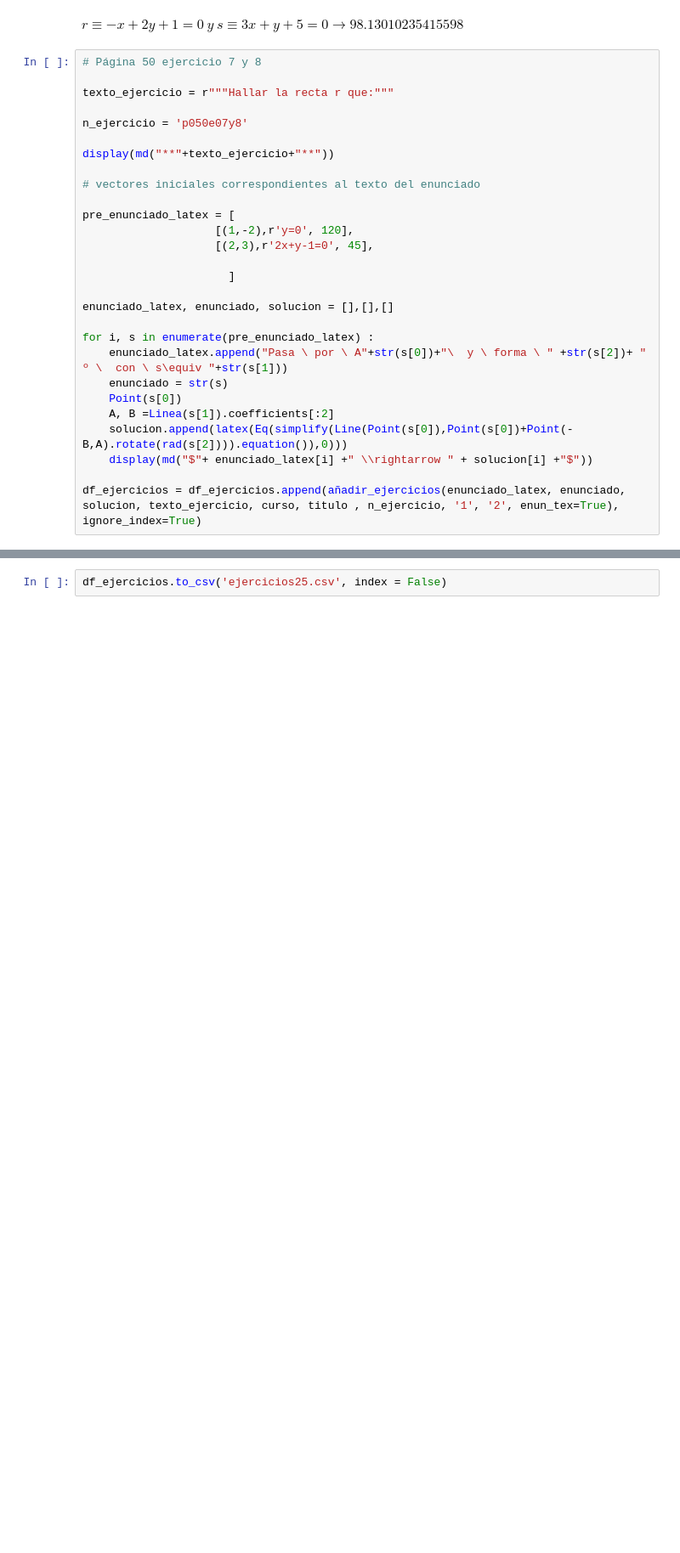
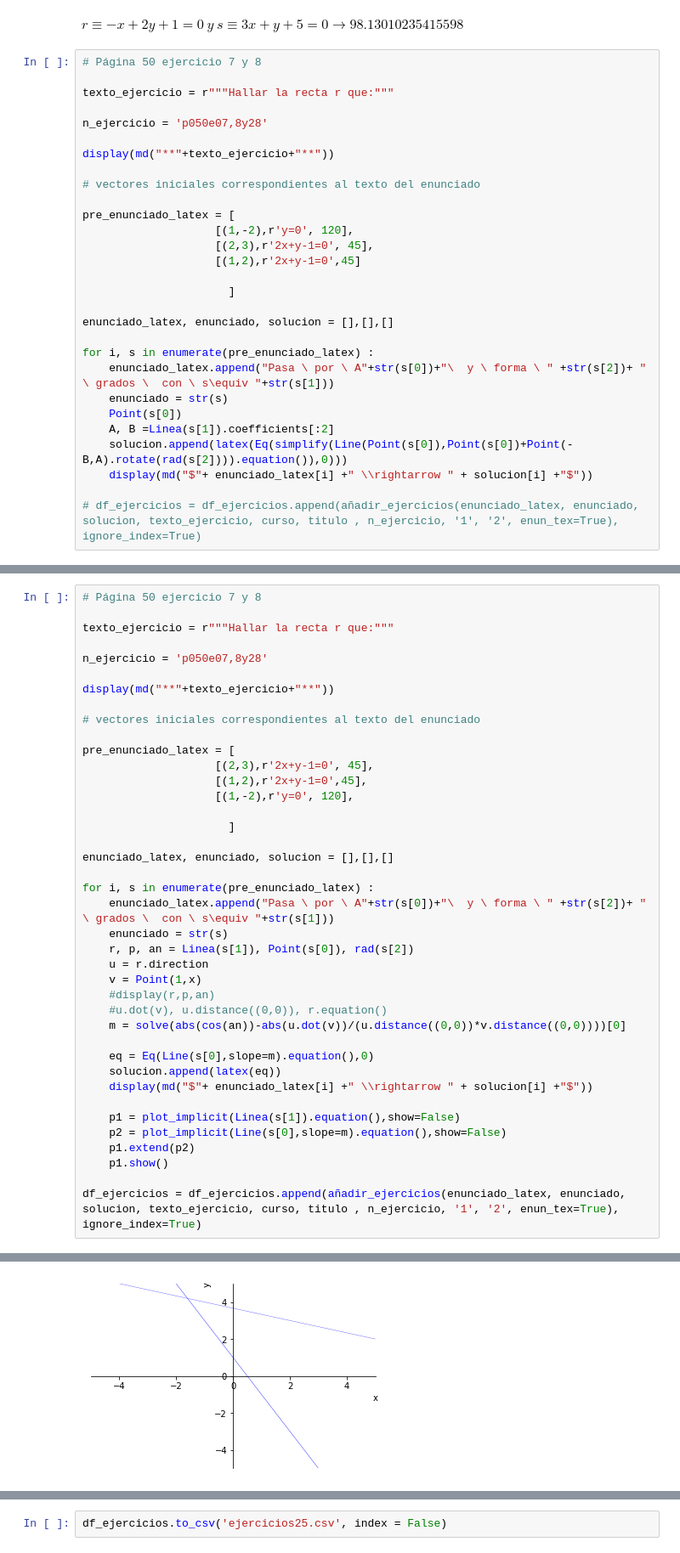
Before and after one commit to crdguez/mat1bac_cit, a Jupyter notebook: notebooks/25 Geometria Plana.ipynb, the cells around one changed output, grey strips where cells are left out. Shown at 85% size. Cells and saved outputs as stored; diff of their text form; blank space fills up the shorter version.

```diff
--- a/notebooks/25 Geometria Plana.ipynb
+++ b/notebooks/25 Geometria Plana.ipynb
@@ -228,7 +222,7 @@ $r\equiv-x+2y+1=0\  y \ s\equiv3x+y+5=0 \rightarrow 98.13010235415598$
 
 texto_ejercicio = r"""Hallar la recta r que:"""
 
-n_ejercicio = 'p050e07y8'
+n_ejercicio = 'p050e07,8y28'
 
 display(md("**"+texto_ejercicio+"**"))
 
@@ -237,19 +231,20 @@ display(md("**"+texto_ejercicio+"**"))
 pre_enunciado_latex = [
                     [(1,-2),r'y=0', 120],
                     [(2,3),r'2x+y-1=0', 45],
+                    [(1,2),r'2x+y-1=0',45]
 
                       ]
 
 enunciado_latex, enunciado, solucion = [],[],[]
 
 for i, s in enumerate(pre_enunciado_latex) :
-    enunciado_latex.append("Pasa \ por \ A"+str(s[0])+"\  y \ forma \ " +str(s[2])+ " º \  con \ s\equiv "+str(s[1]))
+    enunciado_latex.append("Pasa \ por \ A"+str(s[0])+"\  y \ forma \ " +str(s[2])+ " \ grados \  con \ s\equiv "+str(s[1]))
     enunciado = str(s)
     Point(s[0])
     A, B =Linea(s[1]).coefficients[:2]
     solucion.append(latex(Eq(simplify(Line(Point(s[0]),Point(s[0])+Point(-B,A).rotate(rad(s[2]))).equation()),0)))
     display(md("$"+ enunciado_latex[i] +" \\rightarrow " + solucion[i] +"$"))
 
-df_ejercicios = df_ejercicios.append(añadir_ejercicios(enunciado_latex, enunciado, solucion, texto_ejercicio, curso, titulo , n_ejercicio, '1', '2', enun_tex=True), ignore_index=True)
+# df_ejercicios = df_ejercicios.append(añadir_ejercicios(enunciado_latex, enunciado, solucion, texto_ejercicio, curso, titulo , n_ejercicio, '1', '2', enun_tex=True), ignore_index=True)
 # %% [output]
 **Hallar la recta r que:**
@@ -261,0 +254,41 @@ Linea(r'3x+2y+8=0')
+# %%
+# Página 50 ejercicio 7 y 8
+
+texto_ejercicio = r"""Hallar la recta r que:"""
+
+n_ejercicio = 'p050e07,8y28'
+
+display(md("**"+texto_ejercicio+"**"))
+
+# vectores iniciales correspondientes al texto del enunciado
+
+pre_enunciado_latex = [
+                    [(2,3),r'2x+y-1=0', 45],
+                    [(1,2),r'2x+y-1=0',45],
+                    [(1,-2),r'y=0', 120],
+
+                      ]
+
+enunciado_latex, enunciado, solucion = [],[],[]
+
+for i, s in enumerate(pre_enunciado_latex) :
+    enunciado_latex.append("Pasa \ por \ A"+str(s[0])+"\  y \ forma \ " +str(s[2])+ " \ grados \  con \ s\equiv "+str(s[1]))
+    enunciado = str(s)
+    r, p, an = Linea(s[1]), Point(s[0]), rad(s[2])
+    u = r.direction
+    v = Point(1,x)
+    #display(r,p,an)
+    #u.dot(v), u.distance((0,0)), r.equation()
+    m = solve(abs(cos(an))-abs(u.dot(v))/(u.distance((0,0))*v.distance((0,0))))[0]
+
+    eq = Eq(Line(s[0],slope=m).equation(),0)
+    solucion.append(latex(eq))
+    display(md("$"+ enunciado_latex[i] +" \\rightarrow " + solucion[i] +"$"))
+
+    p1 = plot_implicit(Linea(s[1]).equation(),show=False)
+    p2 = plot_implicit(Line(s[0],slope=m).equation(),show=False)
+    p1.extend(p2)
+    p1.show()
+
+df_ejercicios = df_ejercicios.append(añadir_ejercicios(enunciado_latex, enunciado, solucion, texto_ejercicio, curso, titulo , n_ejercicio, '1', '2', enun_tex=True), ignore_index=True)
+# %% [output]
@@ -261,0 +297 @@ Linea(r'3x+2y+8=0')
+[figure, added]
```
Also changed, not shown: parts of 23 cells of this notebook, 2 other files.
